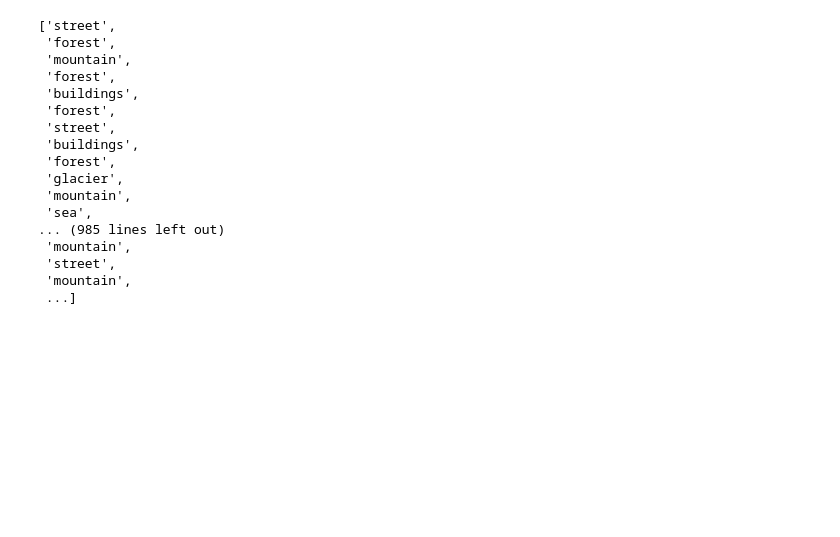
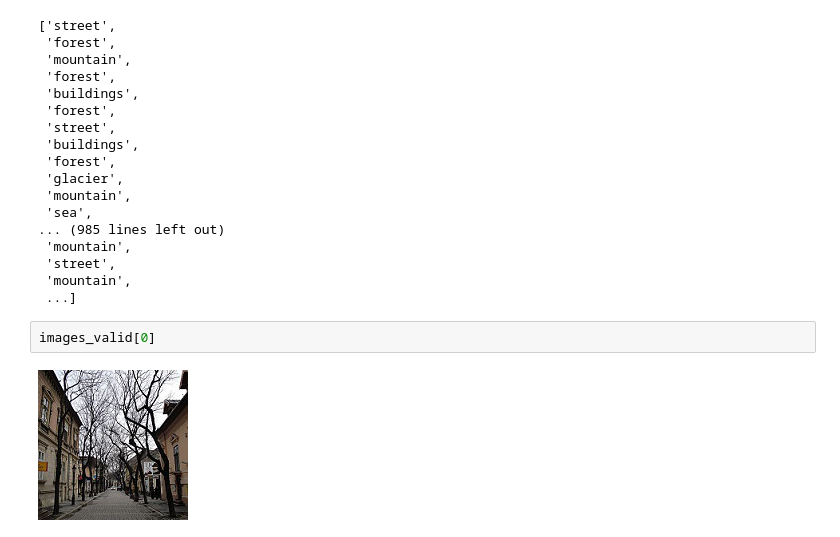
Before and after one commit to MattCommon/ibm-ads-capstone, a Jupyter notebook: intelImageClassification.model_def.ipynb, the cells around one changed output. Saved outputs shown, nothing was run; the diff lists cells and outputs as text; blank space fills up the shorter version.

```diff
--- a/intelImageClassification.model_def.ipynb
+++ b/intelImageClassification.model_def.ipynb
@@ -244,3 +463,7 @@ labels_valid
  'street',
  'mountain',
  ...]
+# %%
+images_valid[0]
+# %% [output]
+[figure, added]
```
Also changed, not shown: parts of 39 cells of this notebook, 1 other file.
